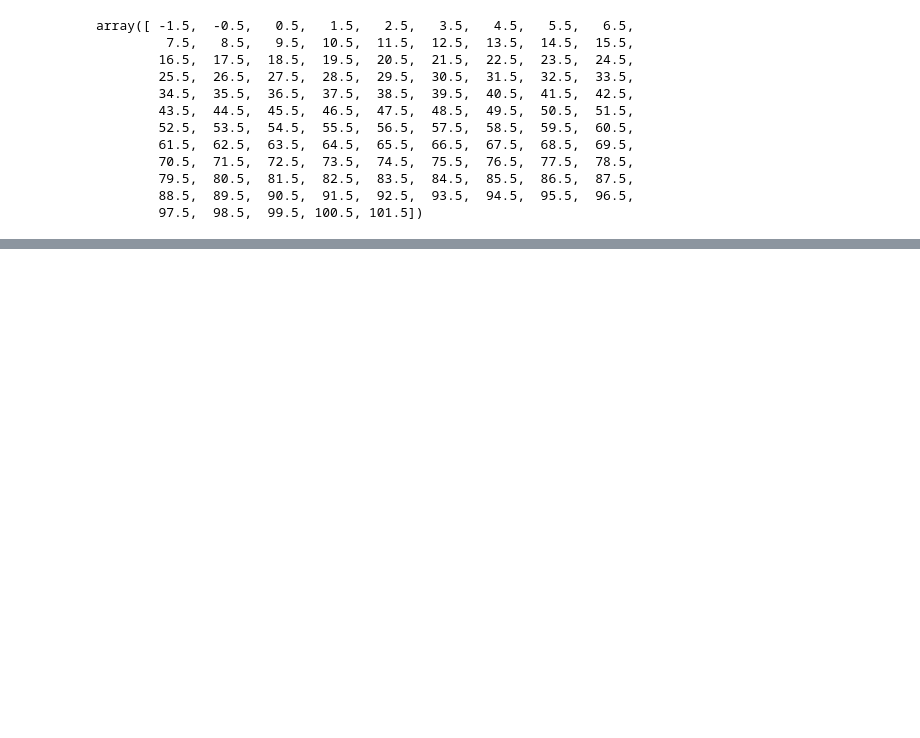
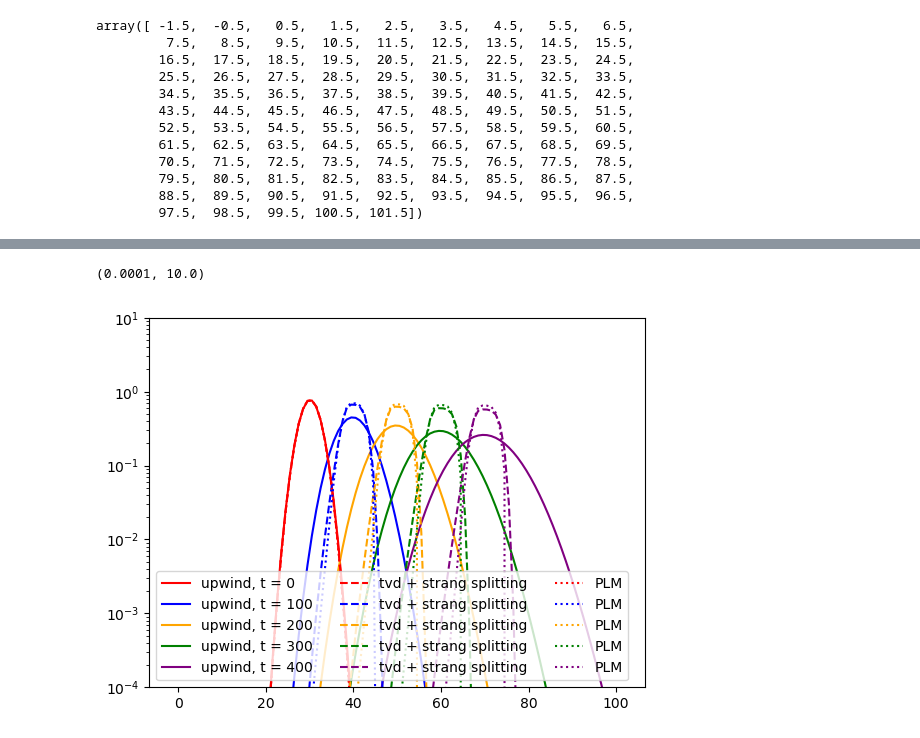
Before and after one commit to Chao-Ming-Li/CR_transport, a Jupyter notebook: Cpp/advection_grid/advection_grid.ipynb, the cells around one changed output, grey strips where cells are left out. Saved outputs shown, nothing was run; the diff lists cells and outputs as text; code cells hidden in the pictures; blank space fills up the shorter version.

```diff
--- a/Cpp/advection_grid/advection_grid.ipynb
+++ b/Cpp/advection_grid/advection_grid.ipynb
@@ -40 +65,26 @@ plt.ylim(1e-1,1e4)
+# %%
+
+ndis_C = np.fromfile("ndis_C_dt1_t500_TVD.bin",dtype = np.float64).reshape(NT, NR - 1, NZ - 1)
+ndis_C_ss = np.fromfile("ndis_C_dt1_t500_TVD_strang_split.bin",dtype = np.float64).reshape(NT, NR - 1, NZ - 1)
+ndis_C_PLM = np.fromfile("ndis_C_dt1_t500_PLM.bin",dtype = np.float64).reshape(NT, NR - 1, NZ - 1)
+ndis_C_uw_1 = np.fromfile("ndis_C_dt1_t500_upwind_1.bin",dtype = np.float64).reshape(NT, NR - 1, NZ - 1)
+ndis_C_uw = np.fromfile("ndis_C_dt1_t500_upwind.bin",dtype = np.float64).reshape(NT, NR - 1, NZ - 1)
+
+
+
+for i in range(5):
+    plt.plot(Zc, ndis_C_uw[i*2, 30], label = f"upwind, t = {i*100}", c = c_lst[i])
+# for i in range(5):
+#     plt.scatter(Zc, ndis_C_uw_1[i*2, 30], label = f"upwind_1, t = {i*50}", c = c_lst[i])
+
+for i in range(5):
+    plt.plot(Zc, ndis_C_ss[i*2, 30], label = f"tvd + strang splitting",c = c_lst[i], linestyle="--")
+for i in range(5):
+    plt.plot(Zc, ndis_C_PLM[i*2, 30], label = f"PLM",c = c_lst[i], linestyle="dotted")
+plt.yscale("log")
+plt.legend(ncol=3)
+plt.ylim(1e-4,1e1)
+# %% [output]
+(0.0001, 10.0)
+[figure, added]
 # %%
```
Also changed, not shown: parts of 14 cells of this notebook, 19 other files.
